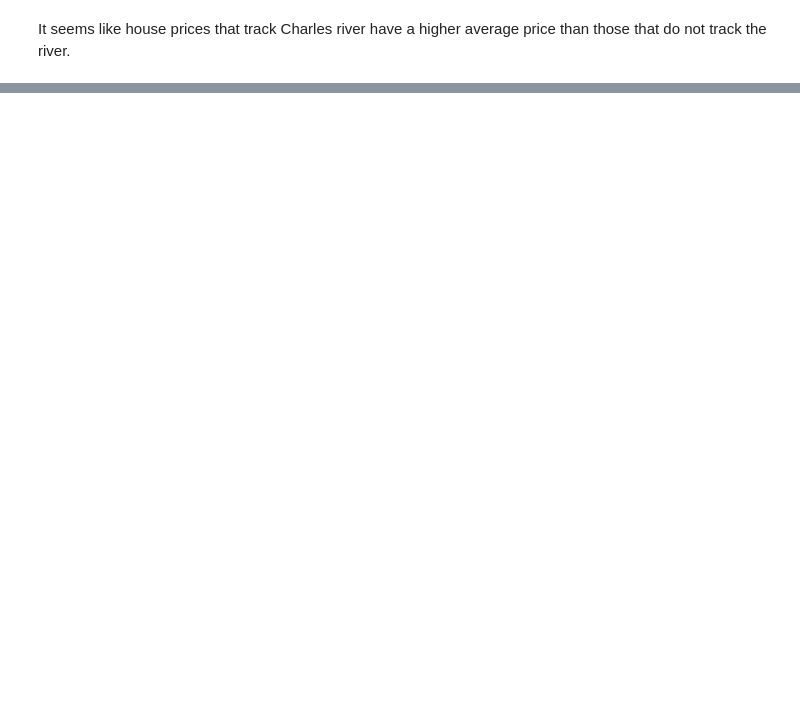
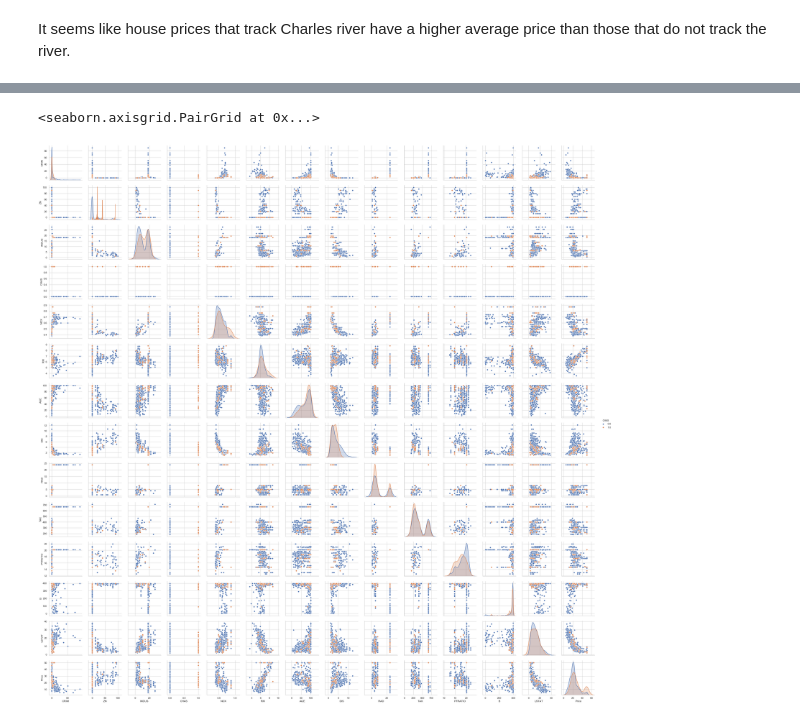
Before and after one commit to NurseQ/Machine-Learning-and-Statistics-Project-2019, a Jupyter notebook: Machine-Learning-and-Statistics-Project.ipynb, the cells around one changed output, grey strips where cells are left out. Drawn from its saved outputs; the diff is of its cells as text; code cells hidden in the pictures; blank space fills up the shorter version.

```diff
--- a/Machine-Learning-and-Statistics-Project.ipynb
+++ b/Machine-Learning-and-Statistics-Project.ipynb
@@ -191,0 +215,5 @@ It seems like house prices that track Charles river have a higher average price
+# %%
+sns.pairplot(bdf, hue = 'CHAS')
+# %% [output]
+<seaborn.axisgrid.PairGrid at 0x...>
+[figure, added]
```
Also changed, not shown: parts of 8 cells of this notebook.
